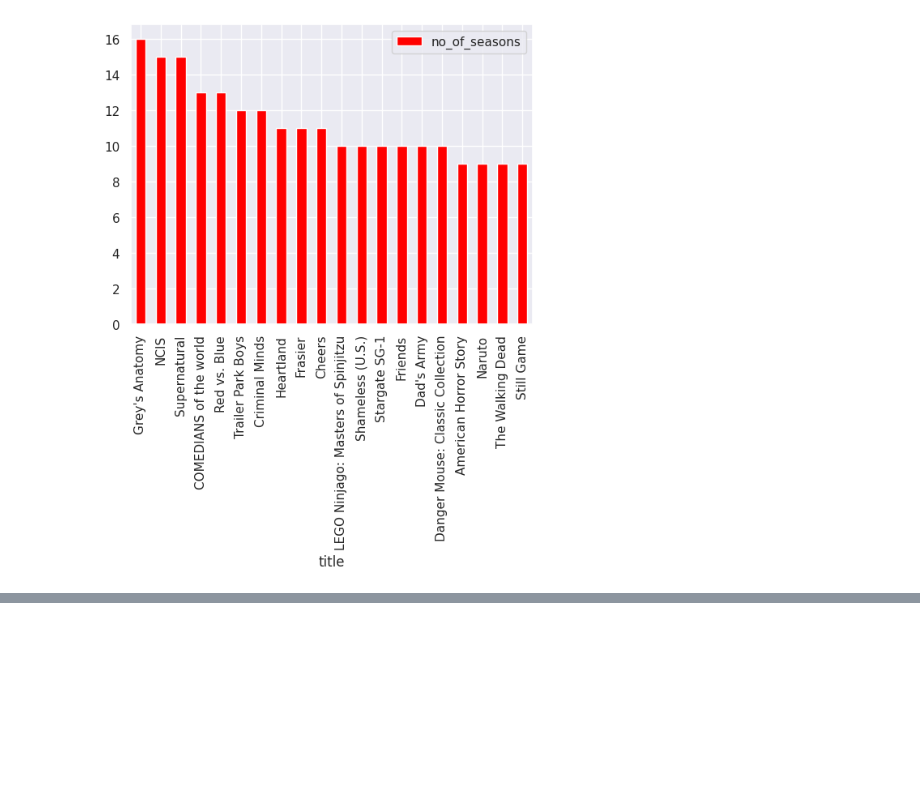
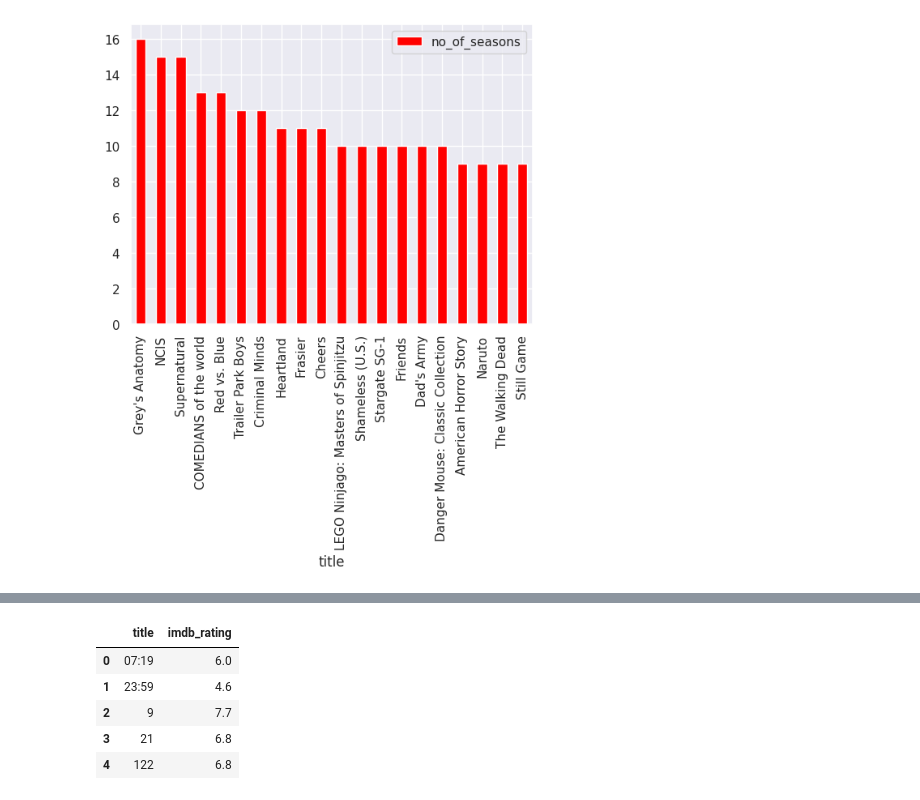
Before and after one commit to KalidRs/practica-9-netflix-analisis, a Jupyter notebook: practicaa9.ipynb, the cells around one changed output, grey strips where cells are left out. Cells and saved outputs as stored; diff of their text form; code cells hidden in the pictures; blank space fills up the shorter version.

```diff
--- a/practicaa9.ipynb
+++ b/practicaa9.ipynb
@@ -344,0 +381,29 @@ top20.plot(kind='bar',x='title',y='no_of_seasons', color='red')
+# %%
+import pandas as pd
+
+# 1. Cargar datasets necesarios
+netflix = pd.read_csv("netflix_dataset.csv", usecols=["title"])
+imdb_movies = pd.read_csv("IMDb movies.csv", usecols=["title"])
+imdb_ratings = pd.read_csv("IMDb ratings.csv", usecols=["weighted_average_vote"])
+
+# 2. Unir IMDb titles y ratings
+imdb_combined = pd.concat([imdb_movies, imdb_ratings], axis=1)
+
+# 3. Eliminar duplicados si los hubiera
+imdb_combined = imdb_combined.drop_duplicates(subset=["title"])
+
+# 4. Realizar join por título con los datos de Netflix
+netflix_imdb_rated = pd.merge(netflix, imdb_combined, on="title", how="inner")
+
+# 5. Renombrar columnas para mayor claridad
+netflix_imdb_rated.rename(columns={"weighted_average_vote": "imdb_rating"}, inplace=True)
+
+# 6. Mostrar resultado
+netflix_imdb_rated.head()
+# %% [output]
+|  | title | imdb_rating |
+| 0 | 07:19 | 6.0 |
+| 1 | 23:59 | 4.6 |
+| 2 | 9 | 7.7 |
+| 3 | 21 | 6.8 |
+| 4 | 122 | 6.8 |
```
Also changed, not shown: parts of 4 cells of this notebook.
